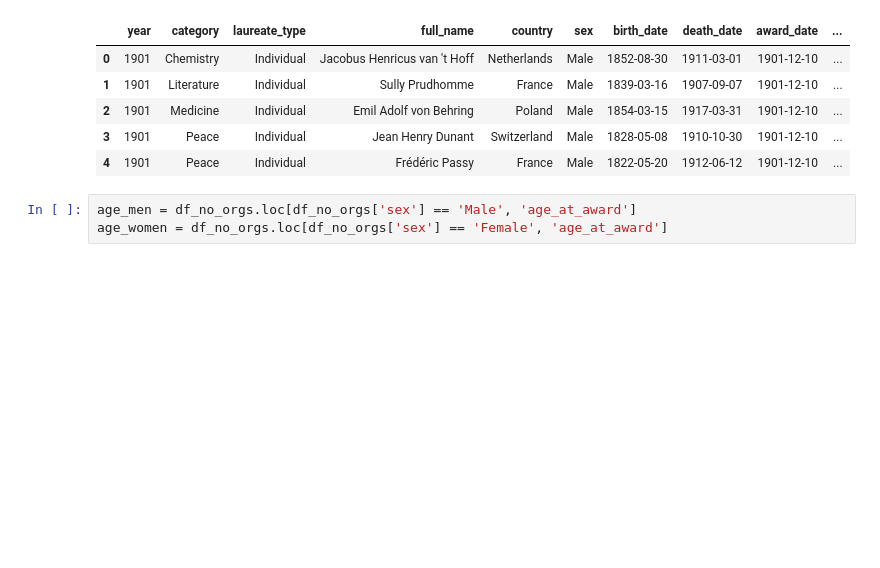
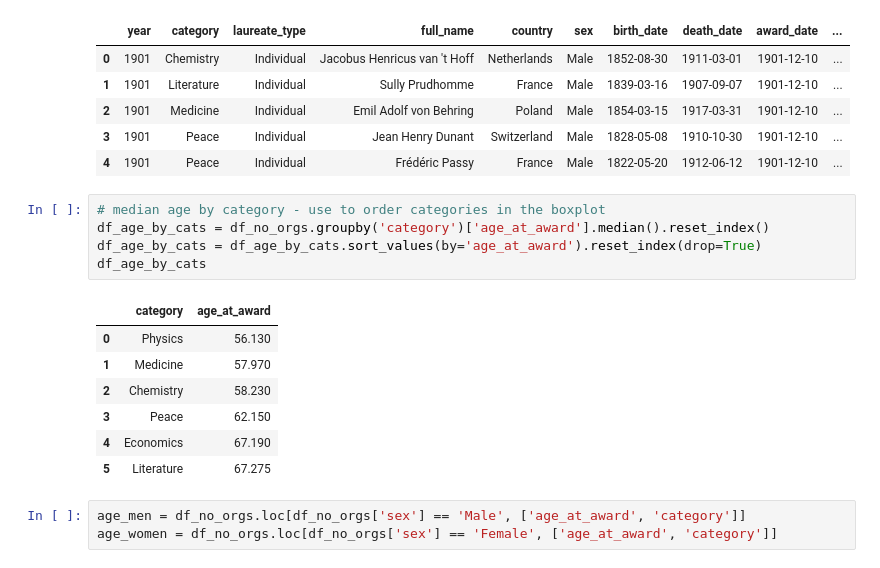
Before and after one commit to MichaelSzczepaniak/DSPortfolio, a Jupyter notebook: Nobel_Winners/NobelWinners.ipynb, the cells around one changed output. Cells and saved outputs as stored; diff of their text form; blank space fills up the shorter version.

```diff
--- a/Nobel_Winners/NobelWinners.ipynb
+++ b/Nobel_Winners/NobelWinners.ipynb
@@ -786,9 +786,22 @@ df_no_orgs.head()
 | 2 | 1901 | Medicine | Individual | Emil Adolf von Behring | Poland | Male | 1854-03-15 | 1917-03-31 | 1901-12-10 | ... |
 | 3 | 1901 | Peace | Individual | Jean Henry Dunant | Switzerland | Male | 1828-05-08 | 1910-10-30 | 1901-12-10 | ... |
 | 4 | 1901 | Peace | Individual | Frédéric Passy | France | Male | 1822-05-20 | 1912-06-12 | 1901-12-10 | ... |
+# %%
+# median age by category - use to order categories in the boxplot
+df_age_by_cats = df_no_orgs.groupby('category')['age_at_award'].median().reset_index()
+df_age_by_cats = df_age_by_cats.sort_values(by='age_at_award').reset_index(drop=True)
+df_age_by_cats
+# %% [output]
+|  | category | age_at_award |
+| 0 | Physics | 56.130 |
+| 1 | Medicine | 57.970 |
+| 2 | Chemistry | 58.230 |
+| 3 | Peace | 62.150 |
+| 4 | Economics | 67.190 |
+| 5 | Literature | 67.275 |
 # %%
-age_men = df_no_orgs.loc[df_no_orgs['sex'] == 'Male', 'age_at_award']
-age_women = df_no_orgs.loc[df_no_orgs['sex'] == 'Female', 'age_at_award']
+age_men = df_no_orgs.loc[df_no_orgs['sex'] == 'Male', ['age_at_award', 'category']]
+age_women = df_no_orgs.loc[df_no_orgs['sex'] == 'Female', ['age_at_award', 'category']]
 # %%
 fig4, ax4 = plt.subplots(1, 2, figsize=(12, 5))
 # left plot - overlay histograms by sex
```
Also changed, not shown: parts of 3 cells of this notebook.
